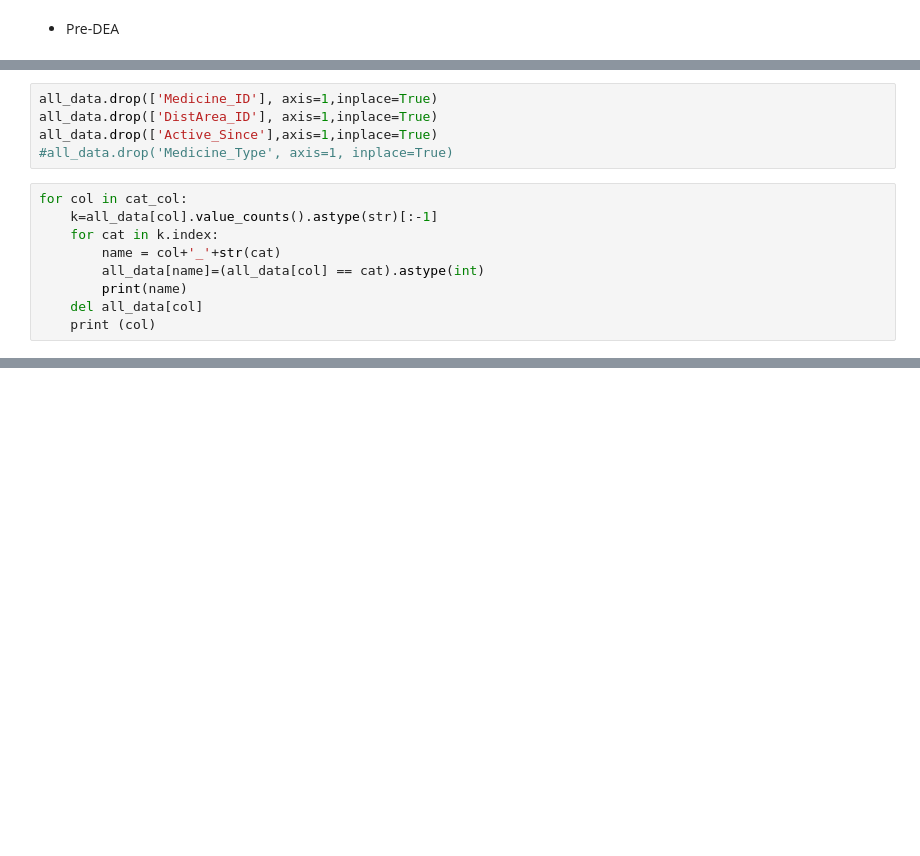
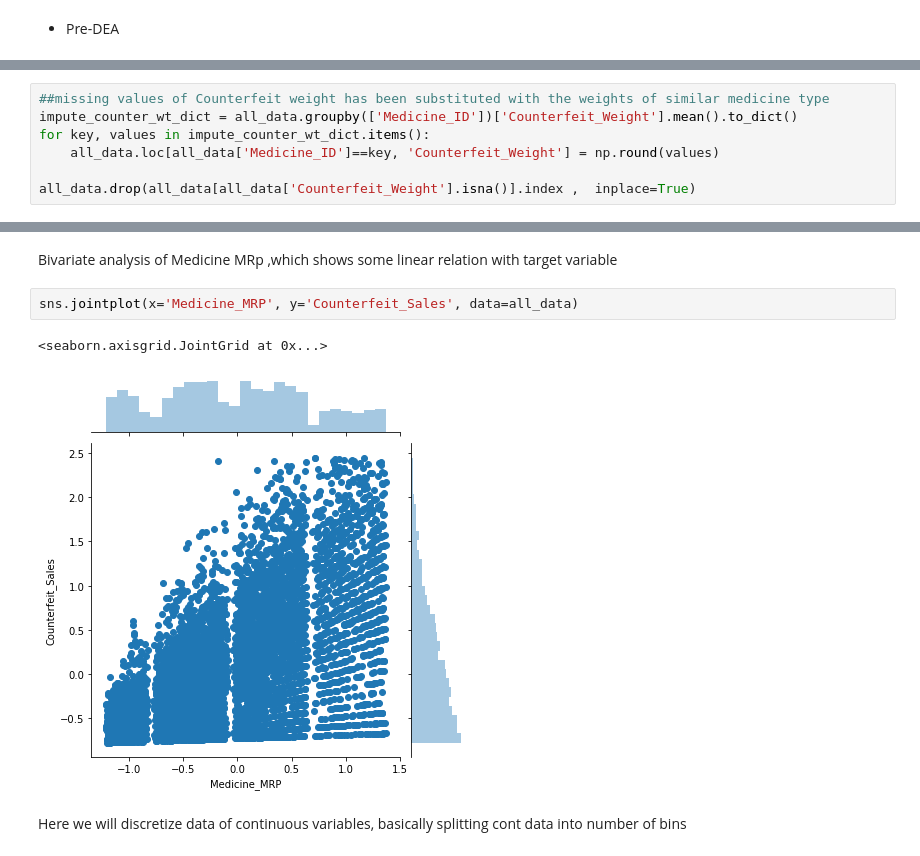
Before and after one commit to shadowlearn/MachineLearningPython, a Jupyter notebook: CounterfeitSalesPrediction/CounterfeitSalesPrediction.ipynb, the cells around one changed output, grey strips where cells are left out. Drawn from its saved outputs; the diff is of its cells as text; blank space fills up the shorter version.

```diff
--- a/CounterfeitSalesPrediction/CounterfeitSalesPrediction.ipynb
+++ b/CounterfeitSalesPrediction/CounterfeitSalesPrediction.ipynb
@@ -325,14 +102,0 @@ Index(['Medicine_ID', 'DistArea_ID', 'Medicine_Type', 'SidEffect_Level',
-# %%
-all_data.drop(['Medicine_ID'], axis=1,inplace=True)
-all_data.drop(['DistArea_ID'], axis=1,inplace=True)
-all_data.drop(['Active_Since'],axis=1,inplace=True)
-#all_data.drop('Medicine_Type', axis=1, inplace=True)
-# %%
-for col in cat_col:
-    k=all_data[col].value_counts().astype(str)[:-1]
-    for cat in k.index:
-        name = col+'_'+str(cat)
-        all_data[name]=(all_data[col] == cat).astype(int)
-        print(name)
-    del all_data[col]
-    print (col)
@@ -713,0 +103,7 @@ list(zip(train1.columns, lasso_model.coef_))
+# %%
+##missing values of Counterfeit weight has been substituted with the weights of similar medicine type
+impute_counter_wt_dict = all_data.groupby(['Medicine_ID'])['Counterfeit_Weight'].mean().to_dict()
+for key, values in impute_counter_wt_dict.items():
+    all_data.loc[all_data['Medicine_ID']==key, 'Counterfeit_Weight'] = np.round(values)
+
+all_data.drop(all_data[all_data['Counterfeit_Weight'].isna()].index ,  inplace=True)
@@ -713,0 +122,9 @@ list(zip(train1.columns, lasso_model.coef_))
+# %% [markdown]
+Bivariate analysis of Medicine MRp ,which shows some linear relation with target variable
+# %%
+sns.jointplot(x='Medicine_MRP', y='Counterfeit_Sales', data=all_data)
+# %% [output]
+<seaborn.axisgrid.JointGrid at 0x...>
+[figure, added]
+# %% [markdown]
+Here we will discretize data of continuous variables, basically splitting cont data into number of bins
```
Also changed, not shown: parts of 128 cells of this notebook.
